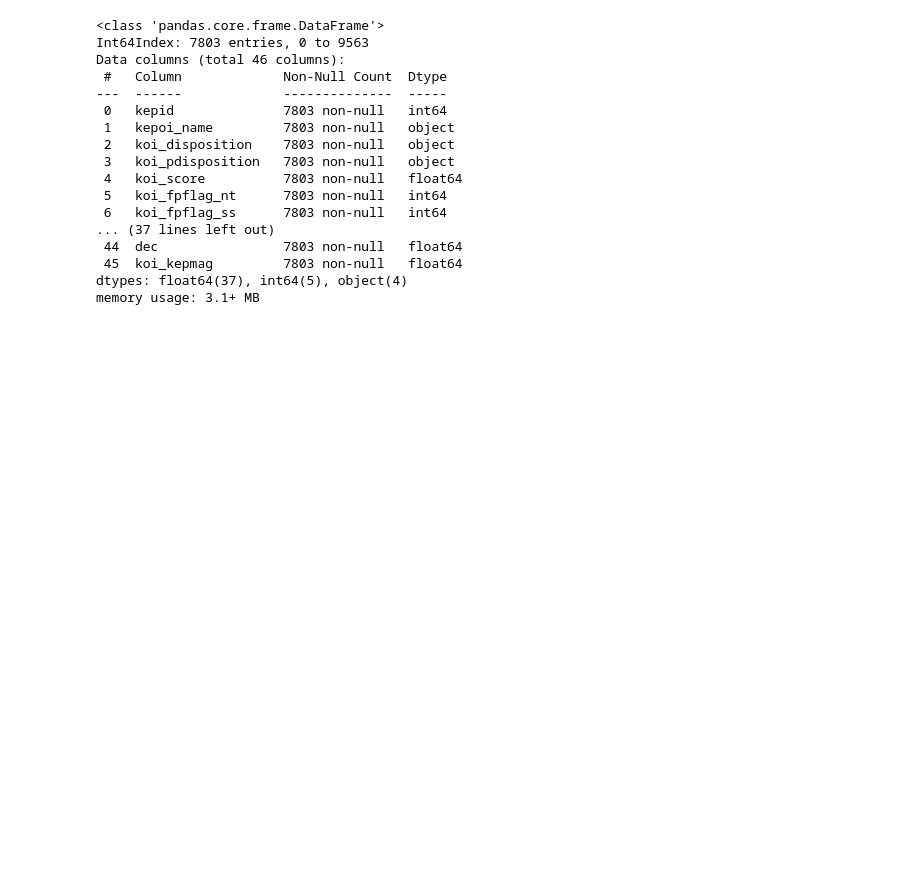
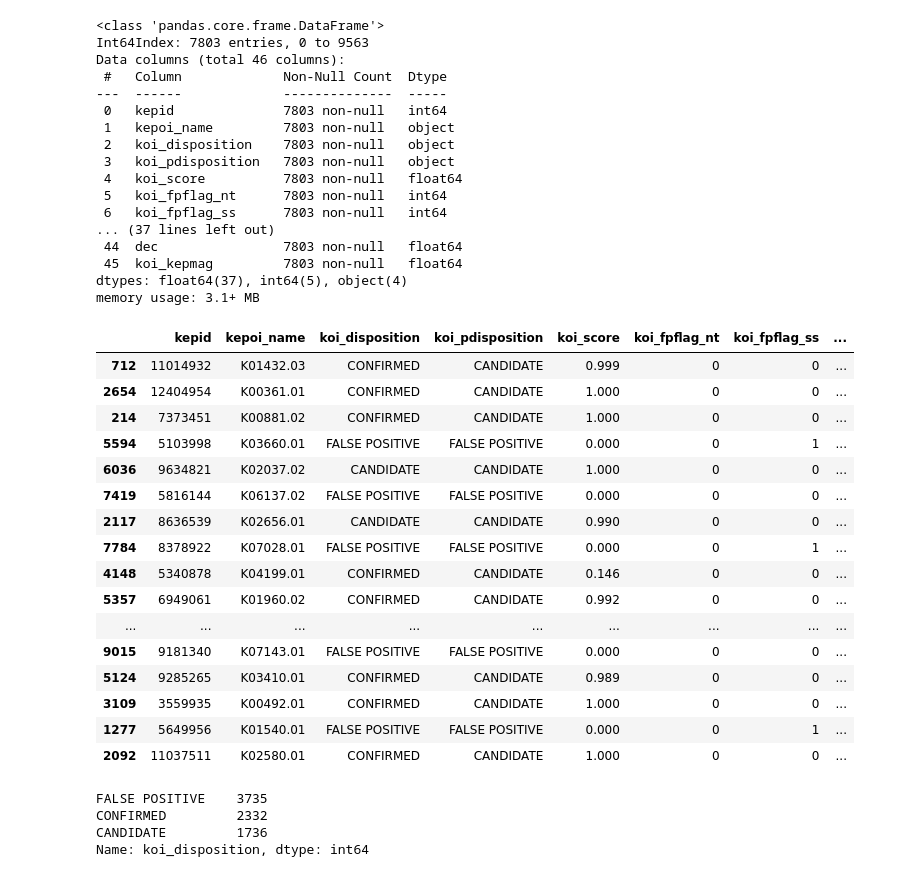
Before and after one commit to Ken-Alviola/keplr_exoplanets, a Jupyter notebook: cleaning.ipynb, the cells around one changed output. Cells and saved outputs as stored; diff of their text form; code cells hidden in the pictures; blank space fills up the shorter version.

```diff
--- a/cleaning.ipynb
+++ b/cleaning.ipynb
@@ -133,3 +133,30 @@ Data columns (total 46 columns):
  45  koi_kepmag         7803 non-null   float64
 dtypes: float64(37), int64(5), object(4)
 memory usage: 3.1+ MB
+# %%
+nasa_df.sample(20)
+# %% [output]
+|  | kepid | kepoi_name | koi_disposition | koi_pdisposition | koi_score | koi_fpflag_nt | koi_fpflag_ss | ... |
+| 712 | 11014932 | K01432.03 | CONFIRMED | CANDIDATE | 0.999 | 0 | 0 | ... |
+| 2654 | 12404954 | K00361.01 | CONFIRMED | CANDIDATE | 1.000 | 0 | 0 | ... |
+| 214 | 7373451 | K00881.02 | CONFIRMED | CANDIDATE | 1.000 | 0 | 0 | ... |
+| 5594 | 5103998 | K03660.01 | FALSE POSITIVE | FALSE POSITIVE | 0.000 | 0 | 1 | ... |
+| 6036 | 9634821 | K02037.02 | CANDIDATE | CANDIDATE | 1.000 | 0 | 0 | ... |
+| 7419 | 5816144 | K06137.02 | FALSE POSITIVE | FALSE POSITIVE | 0.000 | 0 | 0 | ... |
+| 2117 | 8636539 | K02656.01 | CANDIDATE | CANDIDATE | 0.990 | 0 | 0 | ... |
+| 7784 | 8378922 | K07028.01 | FALSE POSITIVE | FALSE POSITIVE | 0.000 | 0 | 1 | ... |
+| 4148 | 5340878 | K04199.01 | CONFIRMED | CANDIDATE | 0.146 | 0 | 0 | ... |
+| 5357 | 6949061 | K01960.02 | CONFIRMED | CANDIDATE | 0.992 | 0 | 0 | ... |
+| ... | ... | ... | ... | ... | ... | ... | ... | ... |
+| 9015 | 9181340 | K07143.01 | FALSE POSITIVE | FALSE POSITIVE | 0.000 | 0 | 0 | ... |
+| 5124 | 9285265 | K03410.01 | CONFIRMED | CANDIDATE | 0.989 | 0 | 0 | ... |
+| 3109 | 3559935 | K00492.01 | CONFIRMED | CANDIDATE | 1.000 | 0 | 0 | ... |
+| 1277 | 5649956 | K01540.01 | FALSE POSITIVE | FALSE POSITIVE | 0.000 | 0 | 1 | ... |
+| 2092 | 11037511 | K02580.01 | CONFIRMED | CANDIDATE | 1.000 | 0 | 0 | ... |
+# %%
+nasa_df.koi_disposition.value_counts()
+# %% [output]
+FALSE POSITIVE    3735
+CONFIRMED         2332
+CANDIDATE         1736
+Name: koi_disposition, dtype: int64
```
Also changed, not shown: parts of 1 cell of this notebook.
